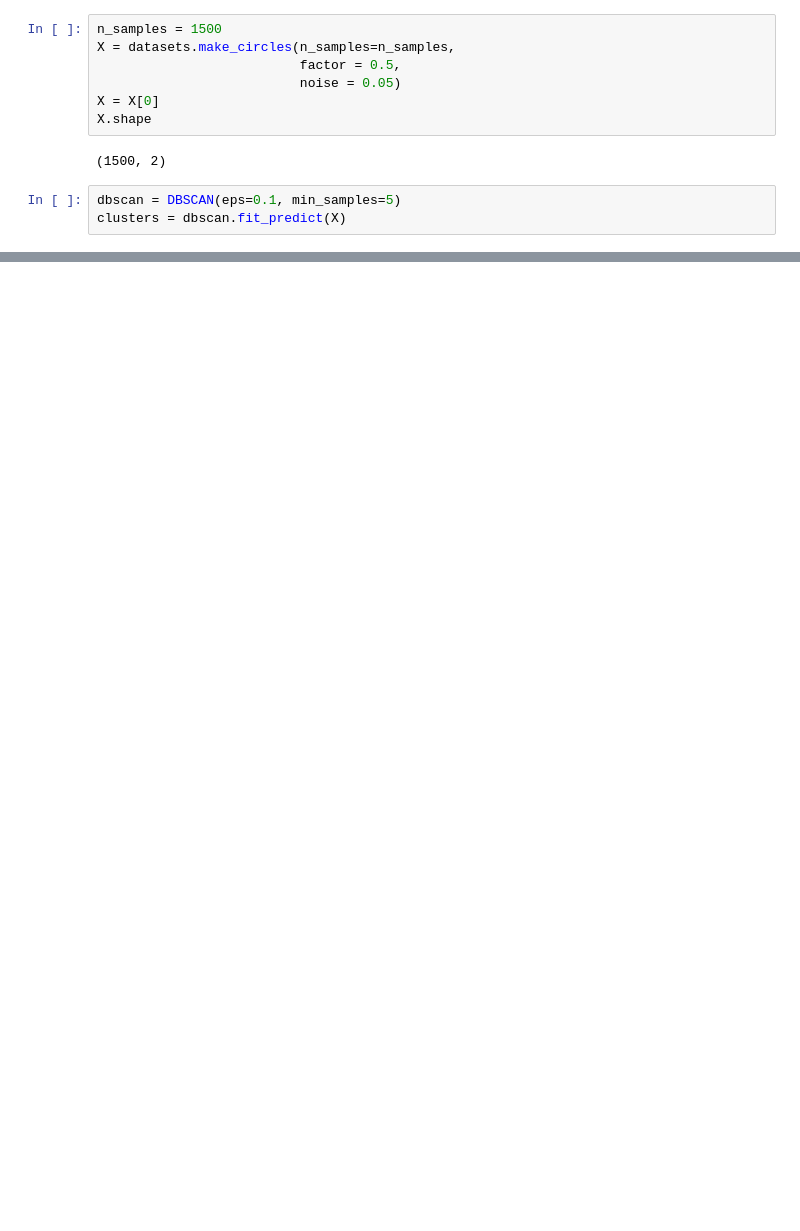
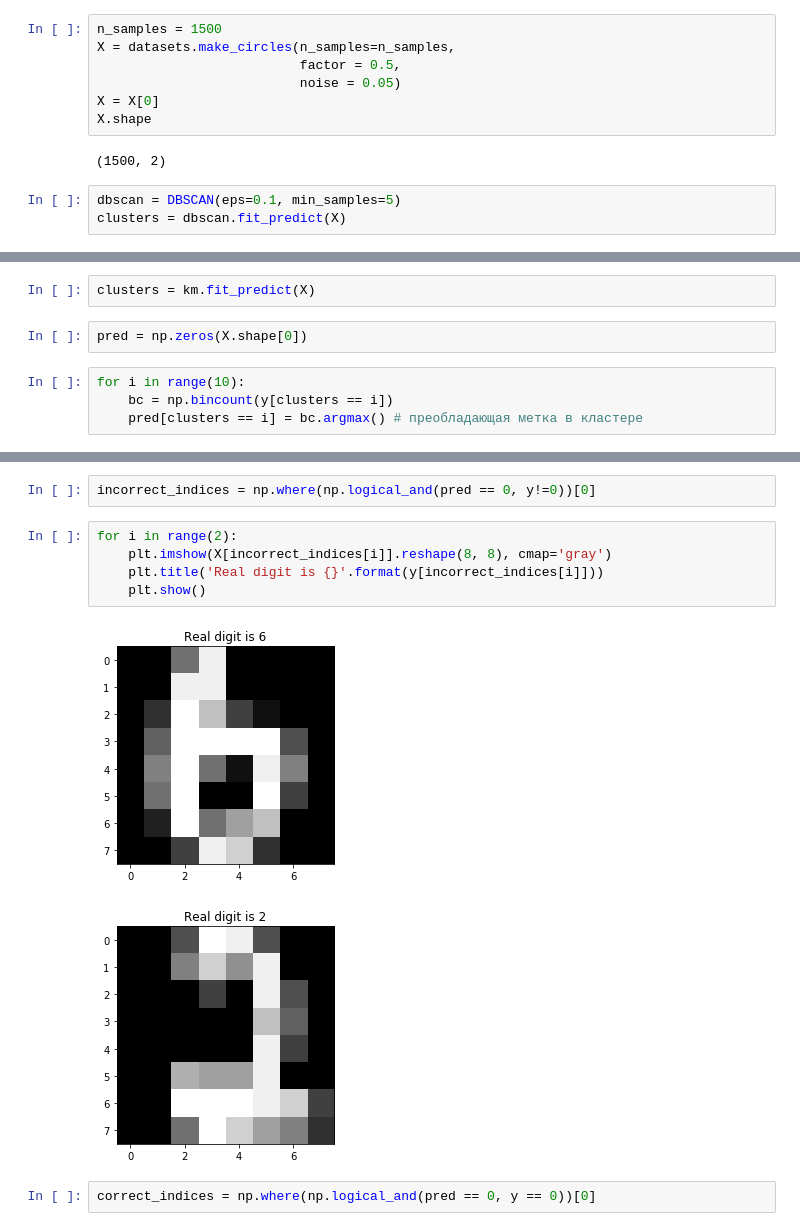
Before and after one commit to julia-komleva/ml-course-2021, a Jupyter notebook: 02_unsupervised_learning.ipynb, the cells around one changed output, grey strips where cells are left out. Drawn from its saved outputs; the diff is of its cells as text; blank space fills up the shorter version.

Commit message:
2 clustering

```diff
--- a/02_unsupervised_learning.ipynb
+++ b/02_unsupervised_learning.ipynb
@@ -139,0 +200,8 @@ plt.scatter(X[:, 0], X[:, 1], c = clusters);
+# %%
+clusters = km.fit_predict(X)
+# %%
+pred = np.zeros(X.shape[0])
+# %%
+for i in range(10):
+    bc = np.bincount(y[clusters == i])
+    pred[clusters == i] = bc.argmax() # преобладающая метка в кластере
@@ -139,0 +216,12 @@ plt.scatter(X[:, 0], X[:, 1], c = clusters);
+# %%
+incorrect_indices = np.where(np.logical_and(pred == 0, y!=0))[0]
+# %%
+for i in range(2):
+    plt.imshow(X[incorrect_indices[i]].reshape(8, 8), cmap='gray')
+    plt.title('Real digit is {}'.format(y[incorrect_indices[i]]))
+    plt.show()
+# %% [output]
+[figure, added]
+[figure, added]
+# %%
+correct_indices = np.where(np.logical_and(pred == 0, y == 0))[0]
```
Also changed, not shown: parts of 26 cells of this notebook, 13 other files.
